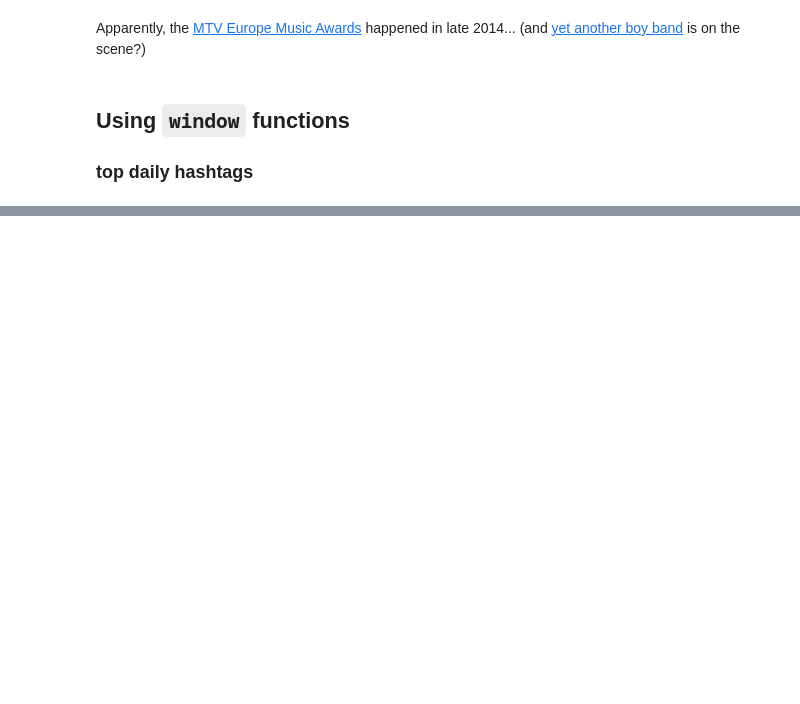
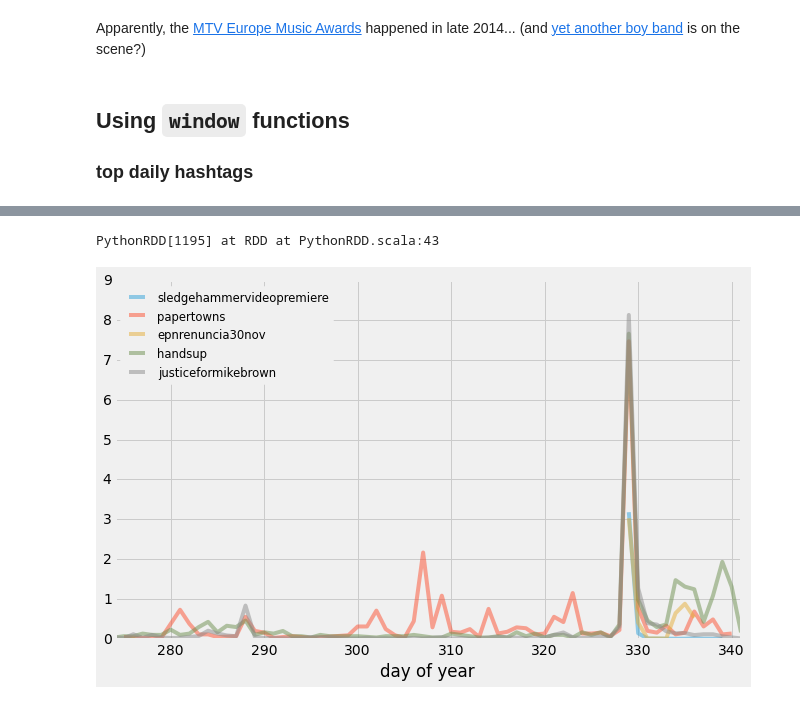
Before and after one commit to rokroskar/spark_workshop, a Jupyter notebook: notebooks/twitter_dataframes/twitter_dataframes.ipynb, the cells around one changed output, grey strips where cells are left out. Cells and saved outputs as stored; diff of their text form; code cells hidden in the pictures; blank space fills up the shorter version.

```diff
--- a/notebooks/twitter_dataframes/twitter_dataframes.ipynb
+++ b/notebooks/twitter_dataframes/twitter_dataframes.ipynb
@@ -325,0 +613,30 @@ None
+# %%
+from pyspark.mllib.linalg import SparseVector
+
+minmax = day_counts.select(func.min('day').alias('min'), func.max('day').alias('max')).map(lambda r: (r.min,r.max)).collect()[0]
+
+Ndays = minmax[1]-minmax[0]+1
+
+day_counts_vec = (day_counts.select(day_counts['hashtag'], day_counts['day'], day_counts['count'].alias('counts'))
+           .map(lambda r: (r.hashtag, (r.day-minmax[0], r.counts)))
+           .aggregateByKey([], lambda a,b: a + [b], lambda a,b: a+b)
+           .mapValues(lambda x: SparseVector(Ndays, x).toArray()))
+
+
+day_counts_vec.cache()
+# %% [output]
+PythonRDD[1195] at RDD at PythonRDD.scala:43
+# %%
+day_counts_filtered = day_counts_vec.filter(lambda (h,vec): vec.mean() > 10).mapValues(lambda v: v/v.std()).cache()
+# %%
+from pyspark.mllib.clustering import KMeans
+model = KMeans.train(day_counts_filtered.values(), 500, runs=1, maxIterations=1000, initializationMode='random')
+
+clusters = day_counts_filtered.mapValues(lambda vec: model.predict(vec)).cache()
+# %%
+ferguson_cluster = clusters.lookup('ferguson')[0]
+# %%
+hashtags = clusters.filter(lambda (hashtag, cluster): cluster == ferguson_cluster).keys().takeSample(False, 5, None)
+plot_hashtag_timeseries(hashtags)
+# %% [output]
+[figure, added]
```
Also changed, not shown: parts of 90 cells of this notebook, 1 other file.
